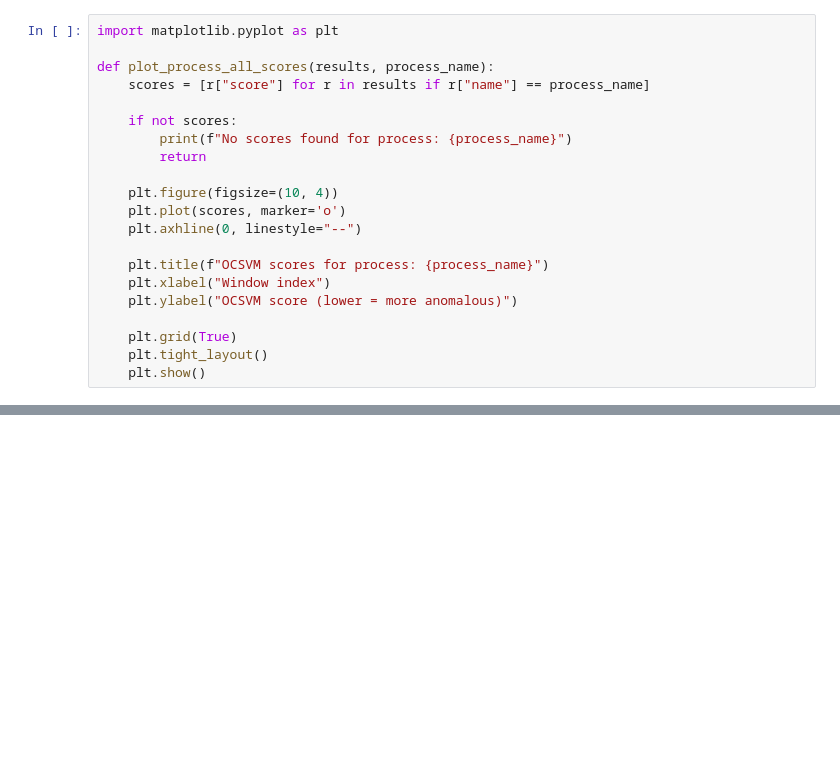
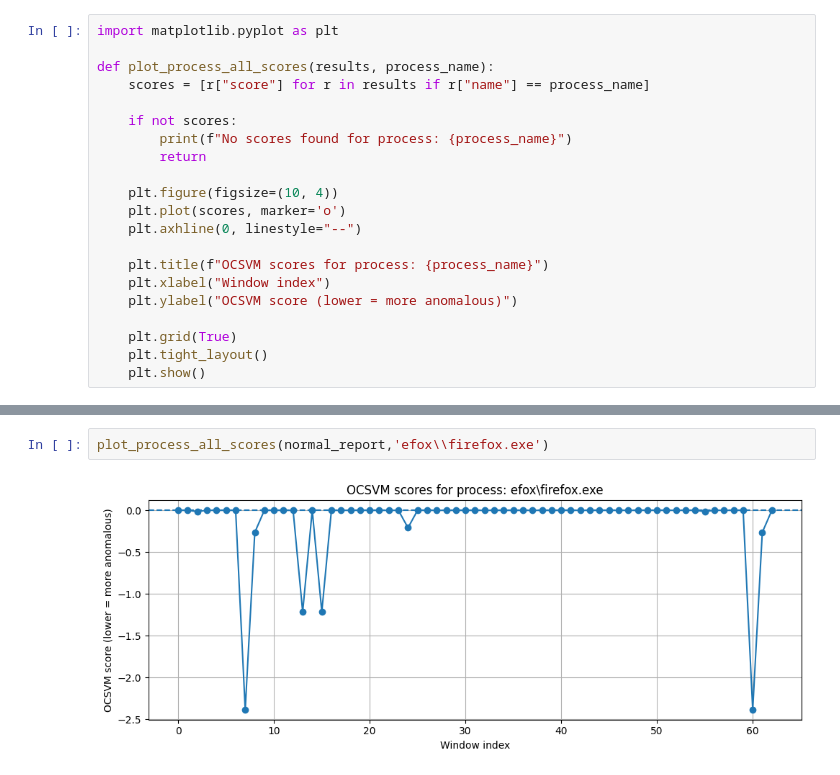
Before and after one commit to idanmaman4/RoboCopAi, a Jupyter notebook: syscall_handle_one_hot copy.ipynb, the cells around one changed output, grey strips where cells are left out. Drawn from its saved outputs; the diff is of its cells as text; blank space fills up the shorter version.

```diff
--- a/syscall_handle_one_hot copy.ipynb
+++ b/syscall_handle_one_hot copy.ipynb
@@ -237,0 +374,4 @@ print(f"NU : {nu} GAMMA:{gamma} , VIRUS:{len(virus_report)} NORMAL:{len(normal_r
+# %%
+plot_process_all_scores(normal_report,'efox\\firefox.exe')
+# %% [output]
+[figure, added]
```
Also changed, not shown: parts of 32 cells of this notebook, 7 other files.
